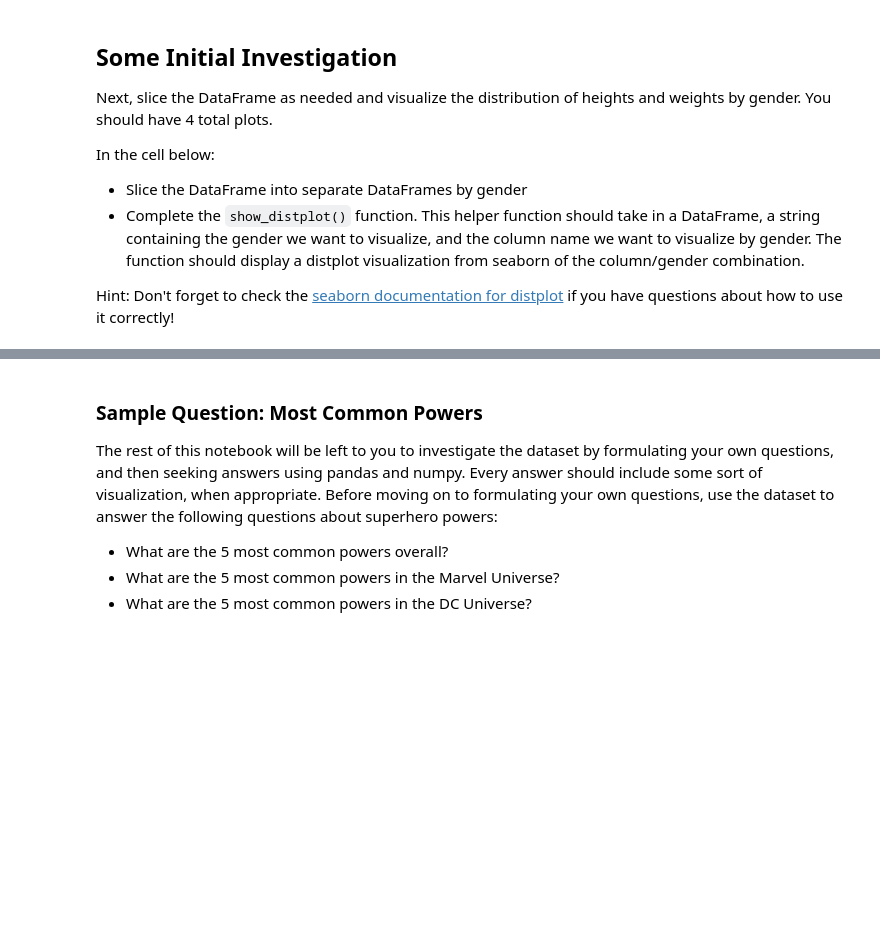
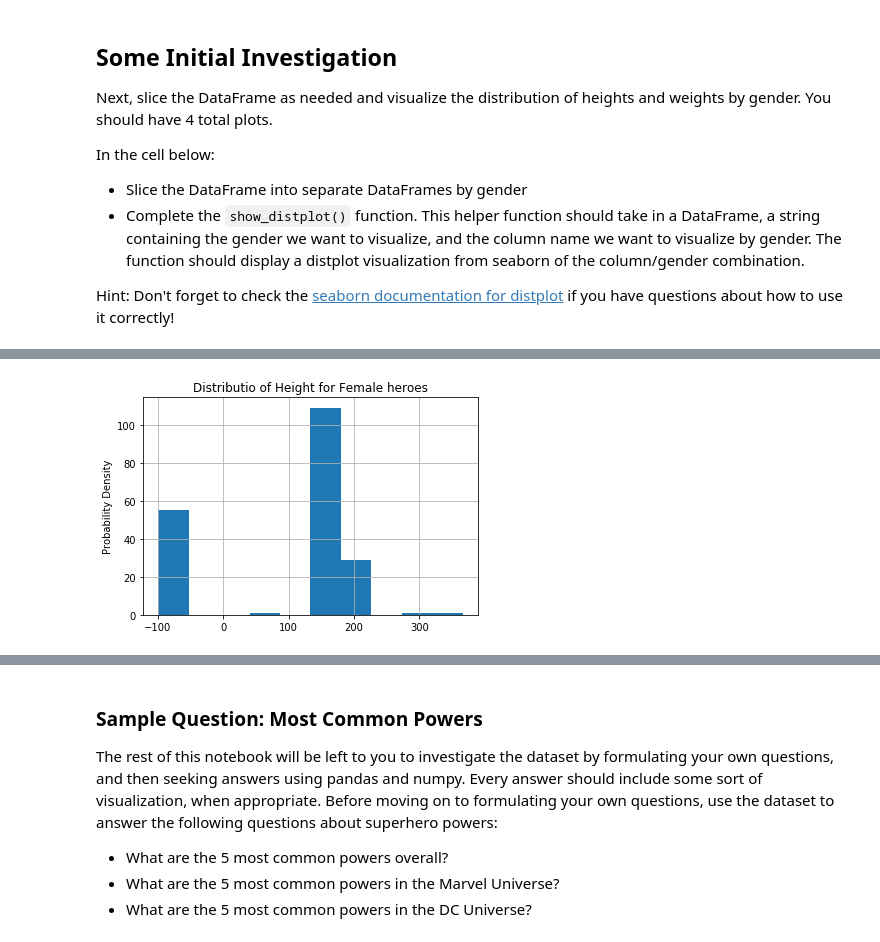
Before and after one commit to kagada01/dsc-data-cleaning-project-online-ds-sp-000, a Jupyter notebook: index.ipynb, the cells around one changed output, grey strips where cells are left out. Cells and saved outputs as stored; diff of their text form; code cells hidden in the pictures; blank space fills up the shorter version.

```diff
--- a/index.ipynb
+++ b/index.ipynb
@@ -186,4 +230,7 @@ def show_distplot(dataframe, gender, column_name):
 # %%
 # Female Height
+show_distplot(female_heroes_df, 'Female', 'Height')
+# %% [output]
+[figure, added]
 # %%
 # Female Weight
```
Also changed, not shown: parts of 14 cells of this notebook.
